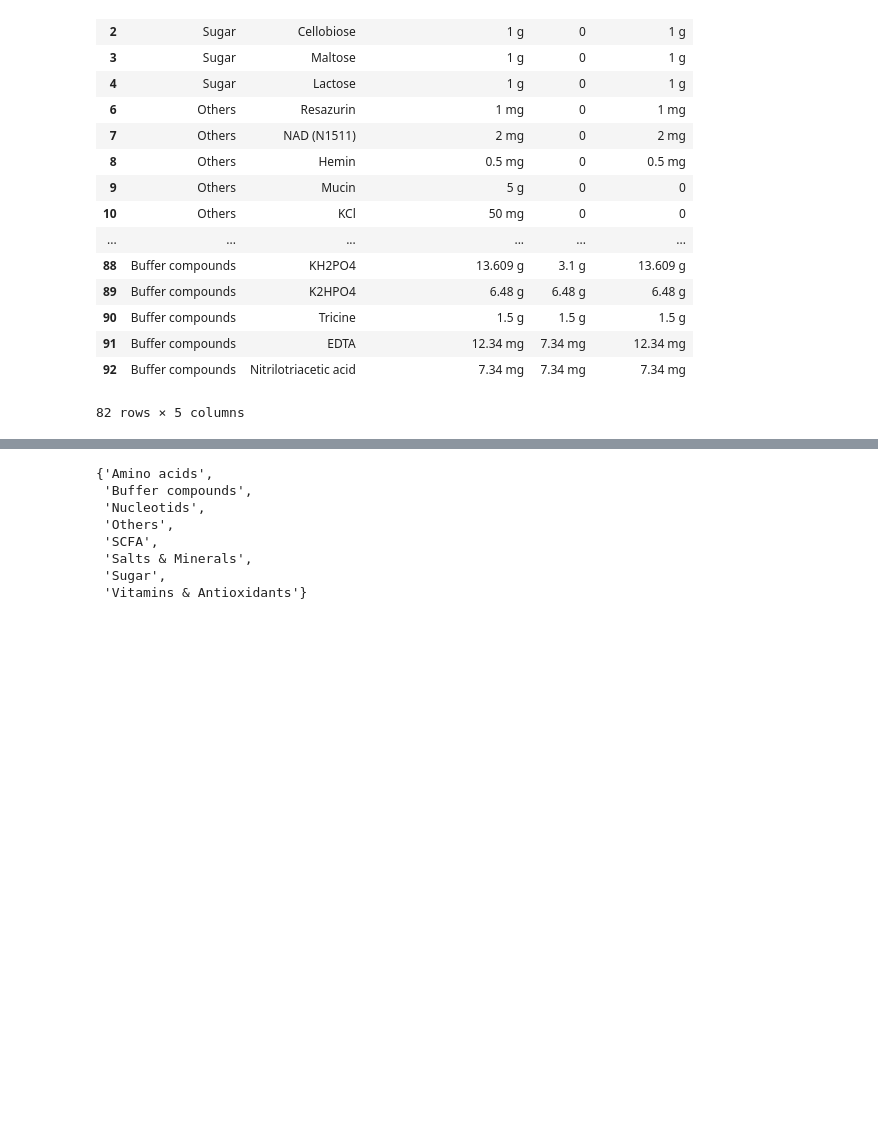
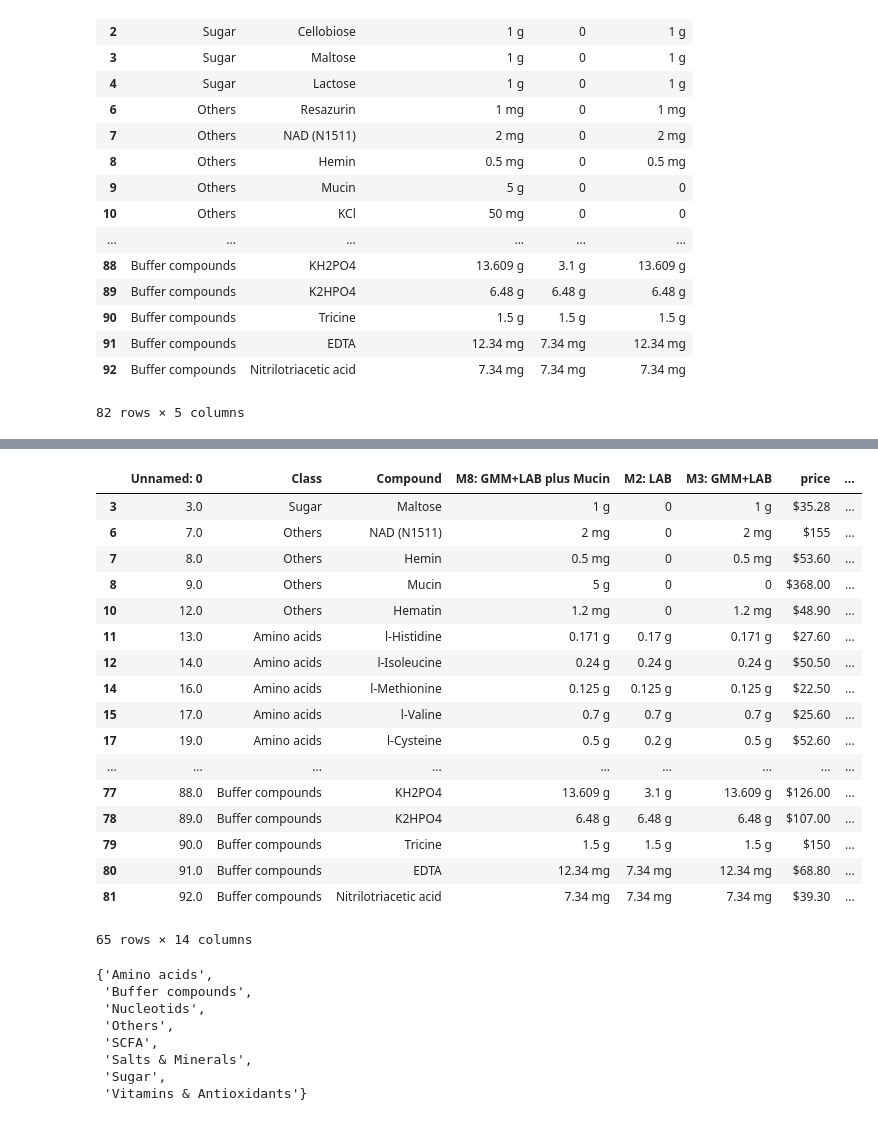
Before and after one commit to medlocklab/iterative_pfba, a Jupyter notebook: bin/process_growth_conditions.ipynb, the cells around one changed output, grey strips where cells are left out. Drawn from its saved outputs; the diff is of its cells as text; code cells hidden in the pictures; blank space fills up the shorter version.

Commit message:
added more purchase info and subsetted strain tables

```diff
--- a/bin/process_growth_conditions.ipynb
+++ b/bin/process_growth_conditions.ipynb
@@ -158,3 +172,29 @@ SyntaxError: invalid syntax (<ipython-input-124-bdc75215b2a2>, line 2)
+# %%
+# Load the subsetted table that we manually added catalog info for:
+subset_w_catalog = pd.read_csv('../data/media_subsetted_with_catalog.txt', sep='\t')
+# get the subset of items we're going to buy
+to_buy = subset_w_catalog.loc[subset_w_catalog['Buy?'] == 'Yes']
+to_buy.to_csv('../data/media_subsetted_for_purchase.tsv', sep='\t')
+to_buy
+# %% [output]
+|  | Unnamed: 0 | Class | Compound | M8: GMM+LAB plus Mucin | M2: LAB | M3: GMM+LAB | price | ... |
+| 3 | 3.0 | Sugar | Maltose | 1 g | 0 | 1 g | $35.28 | ... |
+| 6 | 7.0 | Others | NAD (N1511) | 2 mg | 0 | 2 mg | $155 | ... |
+| 7 | 8.0 | Others | Hemin | 0.5 mg | 0 | 0.5 mg | $53.60 | ... |
+| 8 | 9.0 | Others | Mucin | 5 g | 0 | 0 | $368.00 | ... |
+| 10 | 12.0 | Others | Hematin | 1.2 mg | 0 | 1.2 mg | $48.90 | ... |
+| 11 | 13.0 | Amino acids | l-Histidine | 0.171 g | 0.17 g | 0.171 g | $27.60 | ... |
+| 12 | 14.0 | Amino acids | l-Isoleucine | 0.24 g | 0.24 g | 0.24 g | $50.50 | ... |
+| 14 | 16.0 | Amino acids | l-Methionine | 0.125 g | 0.125 g | 0.125 g | $22.50 | ... |
+| 15 | 17.0 | Amino acids | l-Valine | 0.7 g | 0.7 g | 0.7 g | $25.60 | ... |
+| 17 | 19.0 | Amino acids | l-Cysteine | 0.5 g | 0.2 g | 0.5 g | $52.60 | ... |
+| ... | ... | ... | ... | ... | ... | ... | ... | ... |
+| 77 | 88.0 | Buffer compounds | KH2PO4 | 13.609 g | 3.1 g | 13.609 g | $126.00 | ... |
+| 78 | 89.0 | Buffer compounds | K2HPO4 | 6.48 g | 6.48 g | 6.48 g | $107.00 | ... |
+| 79 | 90.0 | Buffer compounds | Tricine | 1.5 g | 1.5 g | 1.5 g | $150 | ... |
+| 80 | 91.0 | Buffer compounds | EDTA | 12.34 mg | 7.34 mg | 12.34 mg | $68.80 | ... |
+| 81 | 92.0 | Buffer compounds | Nitrilotriacetic acid | 7.34 mg | 7.34 mg | 7.34 mg | $39.30 | ... |
+65 rows × 14 columns
 # %%
 # GMM, BHI++, WCA, and mGAM are the rich media used (the rest are defined).
 # all other media are the only ones present in the media_table.
```
Also changed, not shown: parts of 3 cells of this notebook, 4 other files.
